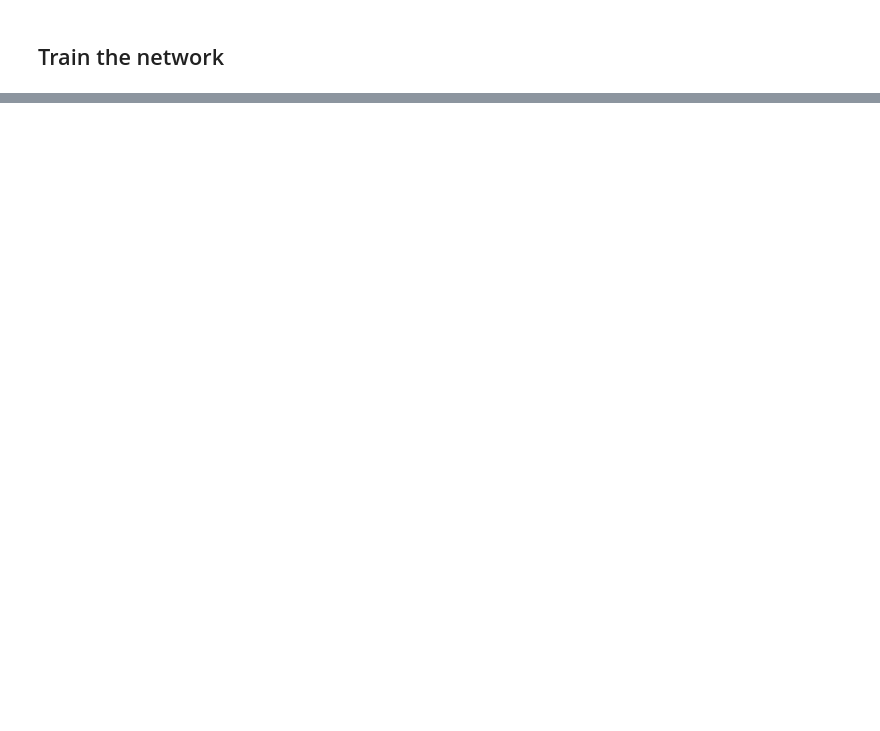
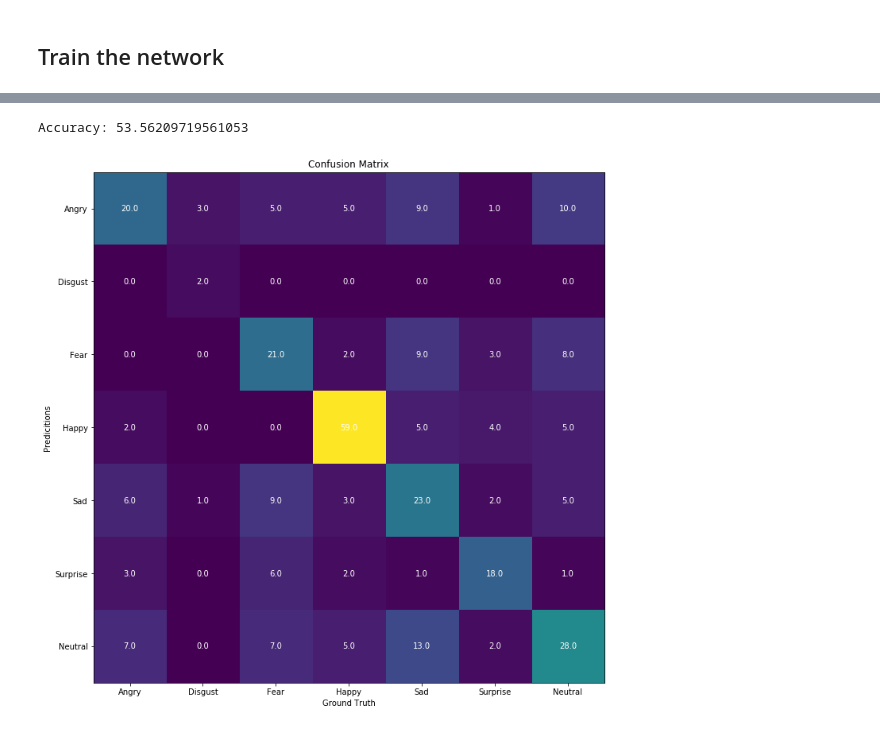
Before and after one commit to SirrahErydya/EmotionalRide, a Jupyter notebook: EmotionDetection/EmotionDetector.ipynb, the cells around one changed output, grey strips where cells are left out. Cells and saved outputs as stored; diff of their text form; code cells hidden in the pictures; blank space fills up the shorter version.

```diff
--- a/EmotionDetection/EmotionDetector.ipynb
+++ b/EmotionDetection/EmotionDetector.ipynb
@@ -83,0 +116,34 @@ plt.show()
+# %%
+confusion_matrix = np.zeros((7,7))
+corrects = 0
+for imgs, emos in tqdm(val_loader):
+    data = imgs.to(device)
+    fwd = model(data)
+    pred = torch.argmax(fwd, dim=1).cpu().numpy()
+    emos = emos.cpu().numpy()
+    corrects += np.sum(np.where(pred == emos, 1, 0))
+    for i in range(7):
+        confusion_matrix[pred[i]][emos[i]] += 1
+accuracy = corrects * (100/len(validation_dataset))
+print("Accuracy:", accuracy)
+# %% [output]
+Accuracy: 53.56209719561053
+# %%
+fig, ax = plt.subplots(figsize=(10,10))
+img = ax.imshow(confusion_matrix)
+for i in range(7):
+    for j in range(7):
+        text = ax.text(j, i, confusion_matrix[i, j],
+                       ha="center", va="center", color="w")
+
+ax.set_xticks(np.arange(7))
+ax.set_yticks(np.arange(7))
+ax.set_xticklabels(LABELS)
+ax.set_yticklabels(LABELS)
+ax.set_xlabel("Ground Truth")
+ax.set_ylabel("Predicitions")
+ax.set_title("Confusion Matrix")
+fig.tight_layout()
+plt.show()
+# %% [output]
+[figure, added]
```
Also changed, not shown: parts of 4 cells of this notebook.
